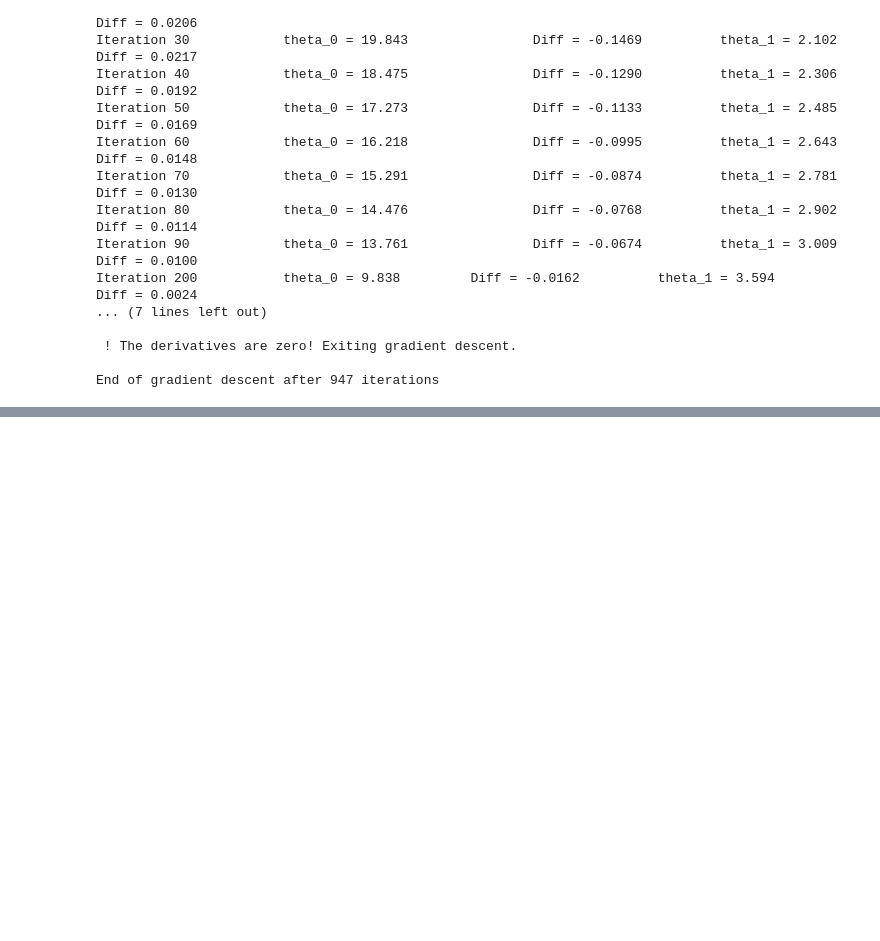
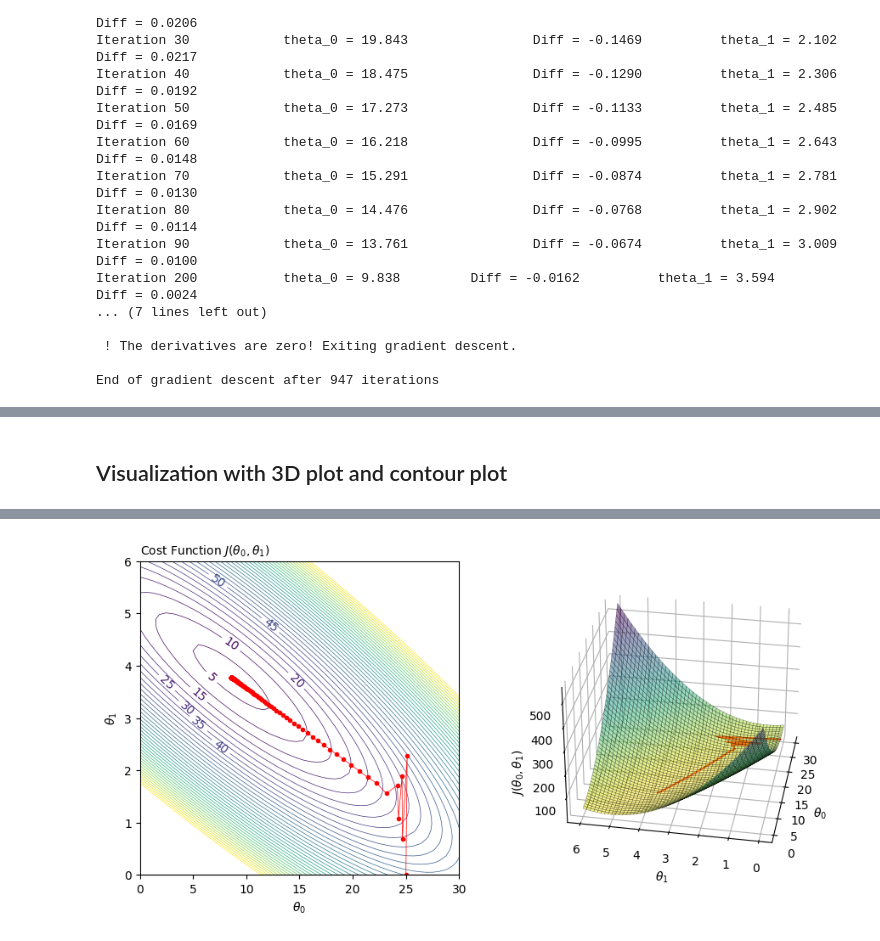
Before and after one commit to clairedavid/ml_in_hep, a Jupyter notebook: week1/warmup_1D_linRegGD_plots.ipynb, the cells around one changed output, grey strips where cells are left out. Cells and saved outputs as stored; diff of their text form; code cells hidden in the pictures; blank space fills up the shorter version.

```diff
--- a/week1/warmup_1D_linRegGD_plots.ipynb
+++ b/week1/warmup_1D_linRegGD_plots.ipynb
@@ -255,0 +275,62 @@ Get the set of points from every 100 iterations
+# %% [markdown]
+## Visualization with 3D plot and contour plot
+# %%
+# Grid for 2D parameter space:
+theta_0_grid = np.linspace(0, 30, 50) # (1, 24, 50)
+theta_1_grid = np.linspace(0, 6, 50) # (0, 6, 50)
+
+# Z values of costs for the grid:
+Theta0, Theta1 = np.meshgrid(theta_0_grid, theta_1_grid)
+Costs = costFunctionLinRegression( x, y, Theta0, Theta1 )
+
+# Gradient descent: 5 first params then every 10 epochs
+theta_0_pts = np.concatenate( (weights_GD_0[0:5], weights_GD_0[5::5]), axis=None)
+theta_1_pts = np.concatenate( (weights_GD_1[0:5], weights_GD_1[5::5]), axis=None)
+
+# Cost for selected intermediary weights:
+Costs_wGD = costFunctionLinRegression(  x, y, theta_0_pts, theta_1_pts)
+
+plt.rcParams.update(plt.rcParamsDefault)
+fig = plt.figure(figsize=plt.figaspect(0.45)) # 16,4
+
+#==========================
+#     Contour plot
+#==========================
+# Tweak levels
+plt.rcParams.update(plt.rcParamsDefault)
+
+levs = range(5,200,5)
+
+ax = fig.add_subplot(1, 2, 1)
+
+CS = ax.contour(Theta0, Theta1, Costs, levs, linewidths=0.5)
+ax.clabel(CS, CS.levels[0:10], inline=1, fontsize=10, fmt='%d')
+ax.plot(theta_0_pts, theta_1_pts, marker=".", c="r", lw=0.5)
+ax.set_xlabel('$\\theta_0$')
+ax.set_ylabel('$\\theta_1$')
+plt.title('Cost Function $J(\\theta_0, \\theta_1)$', loc='left', fontsize = 10)
+
+#==========================
+#     3D plot
+#==========================
+ax = fig.add_subplot(1, 2, 2, projection='3d')
+
+ax.plot(theta_0_pts, theta_1_pts, Costs_wGD, c='r')
+surf = ax.plot_surface(Theta0, Theta1, Costs, cmap='viridis_r', linewidth=0.3, alpha = 0.5, edgecolor = 'k')
+
+ax.set_xlabel('$\\theta_0$')
+ax.set_ylabel('$\\theta_1$')
+ax.set_zlabel('$J(\\theta_0, \\theta_1)$', rotation=90)
+ax.azim = 190 # 200
+ax.elev = 30 # 30
+ax.xaxis.set_rotate_label(False); ax.xaxis.set_pane_color((1.0, 1.0, 1.0, 0.0))
+ax.yaxis.set_rotate_label(False); ax.yaxis.set_pane_color((1.0, 1.0, 1.0, 0.0))
+ax.zaxis.set_rotate_label(False); ax.zaxis.set_pane_color((1.0, 1.0, 1.0, 0.0))
+#plt.title('Cost Function $J(\\theta_0, \\theta_1)$', loc='left', fontsize = 10)
+
+
+
+#plt.tight_layout()
+
+glue("plot_linReg_3D", fig, display=False)
+# %% [output]
@@ -256 +338,2 @@ Get the set of points from every 100 iterations
+[figure, added]
 # %%
```
Also changed, not shown: parts of 7 cells of this notebook, 2 other files.
